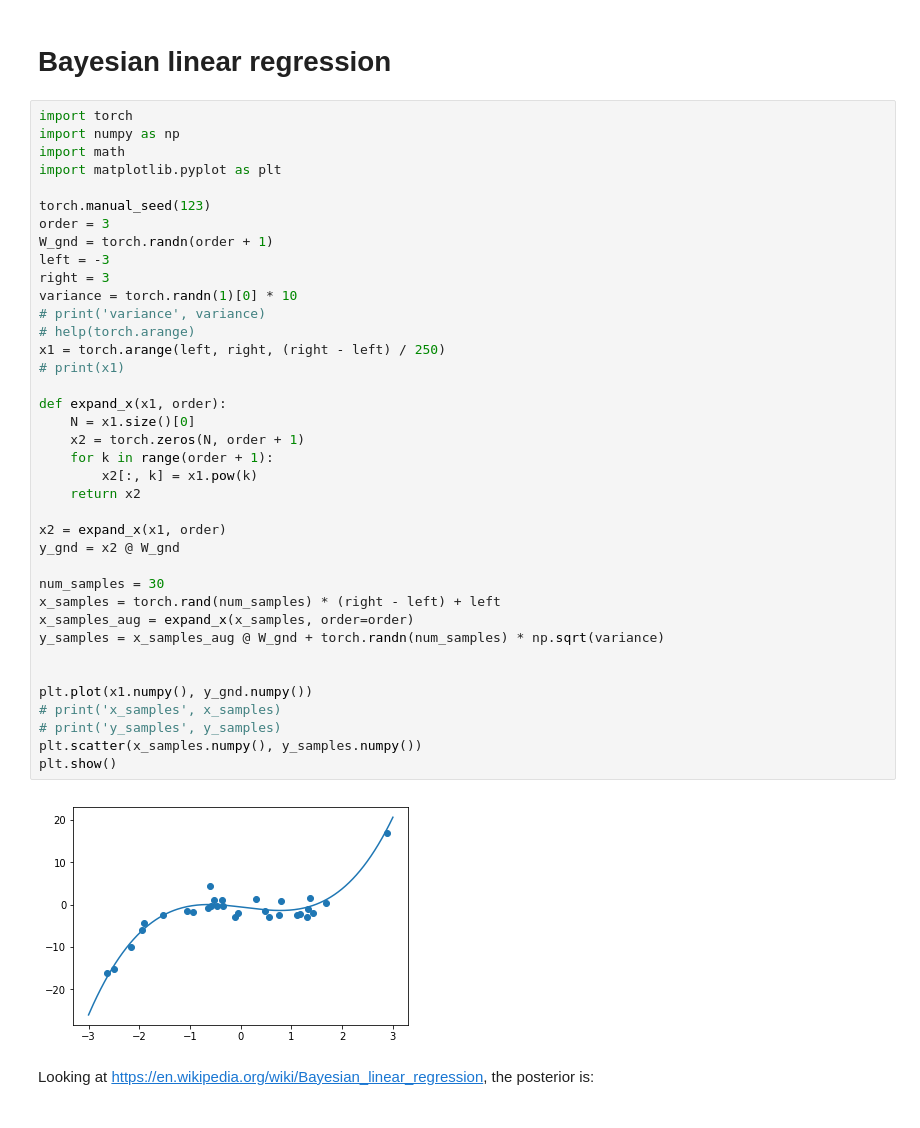
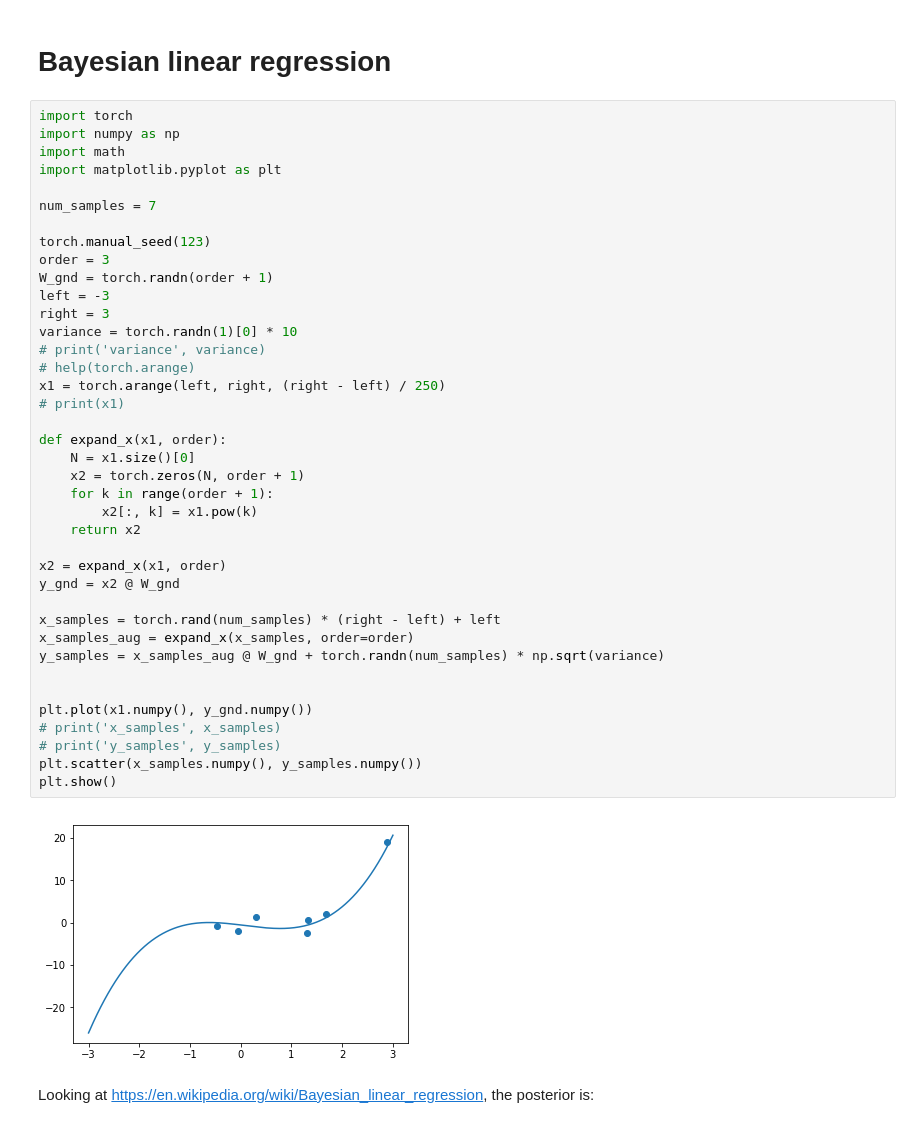
Before and after one commit to hughperkins/pub-prototyping, a Jupyter notebook: maths/bayesian_linear_regression.ipynb, the cells around one changed output. Cells and saved outputs as stored; diff of their text form.

```diff
--- a/maths/bayesian_linear_regression.ipynb
+++ b/maths/bayesian_linear_regression.ipynb
@@ -5,41 +5,42 @@ import torch
 import numpy as np
 import math
 import matplotlib.pyplot as plt
+
+num_samples = 7
 
 torch.manual_seed(123)
 order = 3
 W_gnd = torch.randn(order + 1)
 left = -3
 right = 3
 variance = torch.randn(1)[0] * 10
 # print('variance', variance)
 # help(torch.arange)
 x1 = torch.arange(left, right, (right - left) / 250)
 # print(x1)
 
 def expand_x(x1, order):
     N = x1.size()[0]
     x2 = torch.zeros(N, order + 1)
     for k in range(order + 1):
         x2[:, k] = x1.pow(k)
     return x2
 
 x2 = expand_x(x1, order)
 y_gnd = x2 @ W_gnd
 
-num_samples = 30
 x_samples = torch.rand(num_samples) * (right - left) + left
 x_samples_aug = expand_x(x_samples, order=order)
 y_samples = x_samples_aug @ W_gnd + torch.randn(num_samples) * np.sqrt(variance)
 
 
 plt.plot(x1.numpy(), y_gnd.numpy())
 # print('x_samples', x_samples)
 # print('y_samples', y_samples)
 plt.scatter(x_samples.numpy(), y_samples.numpy())
 plt.show()
 # %% [output]
-[figure, old version]
+[figure, new version]
 # %% [markdown]
 Looking at https://en.wikipedia.org/wiki/Bayesian_linear_regression, the posterior is:
 # %% [markdown]
```
Also changed, not shown: parts of 1 cell of this notebook.
